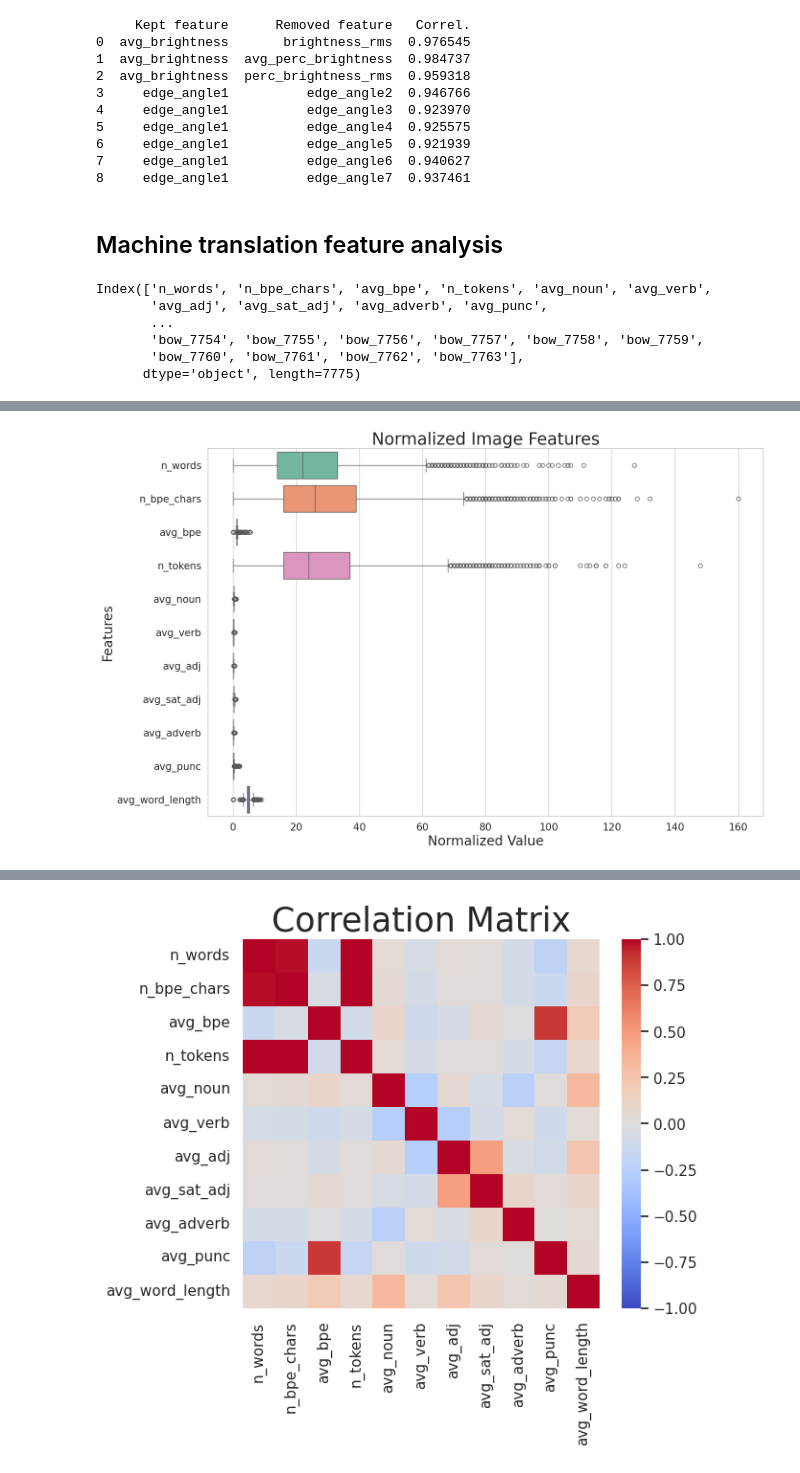
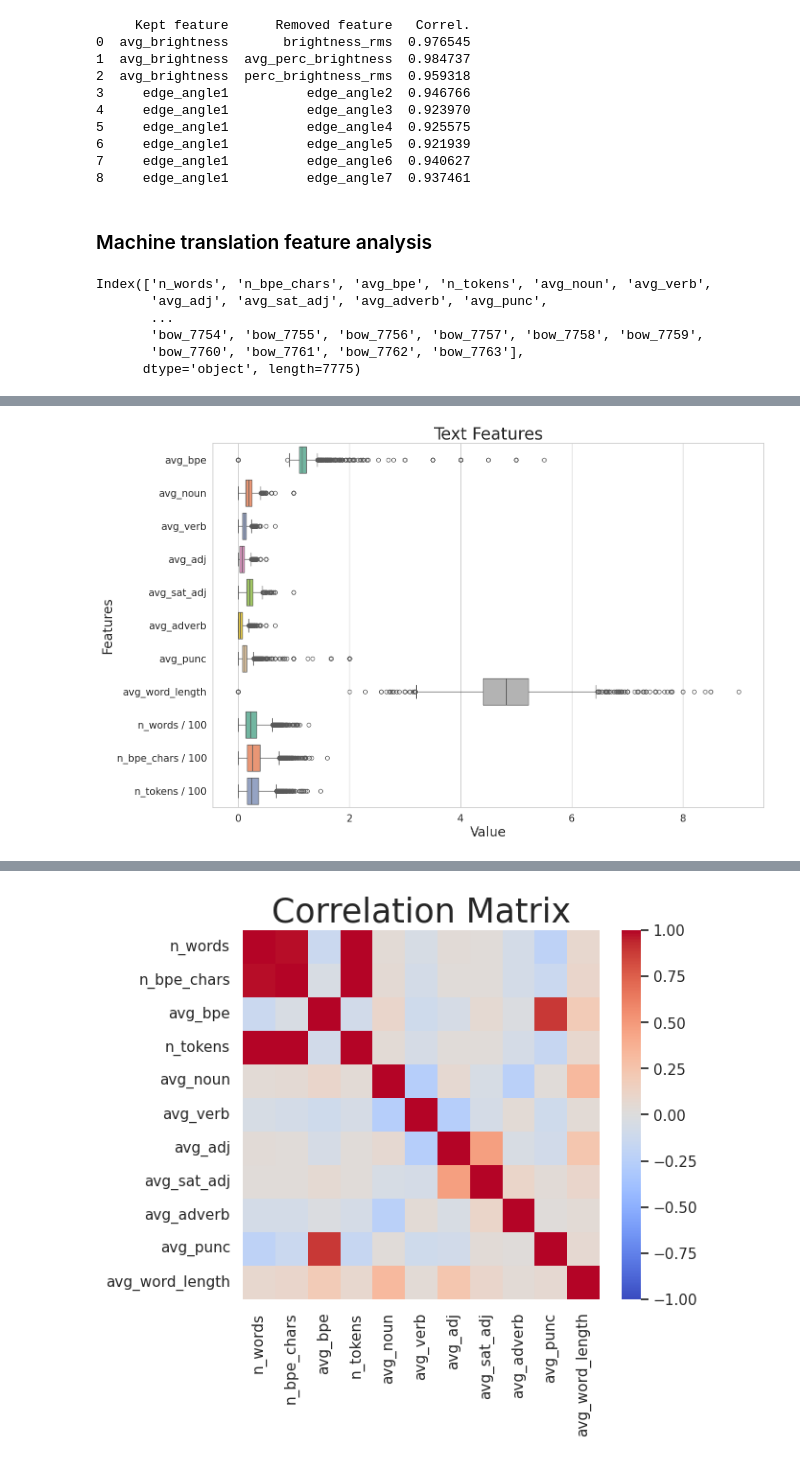
Before and after one commit to HitkoDev/energy-efficient-ml, a Jupyter notebook: code/feature-engineering/plot.ipynb, the cells around one changed output, grey strips where cells are left out. Drawn from its saved outputs; the diff is of its cells as text; code cells hidden in the pictures.

```diff
--- a/code/feature-engineering/plot.ipynb
+++ b/code/feature-engineering/plot.ipynb
@@ -211,11 +218,11 @@ print(high_corr_features)
 7     edge_angle1          edge_angle6  0.940627
 8     edge_angle1          edge_angle7  0.937461
 # %% [markdown]
-## Machine translation feature analysis
+### Machine translation feature analysis
 # %%
 # load data
 import pandas as pd
-df = pd.read_csv('./wmt16_features2.csv')
+df = pd.read_csv('./wmt16_features.csv')
 df.columns
 # %% [output]
 Index(['n_words', 'n_bpe_chars', 'avg_bpe', 'n_tokens', 'avg_noun', 'avg_verb',
@@ -239,21 +246,29 @@ df_no_bow.describe()
 | 75% | 33.000000 | 39.000000 | 1.230769 | 37.000000 | 0.243902 | 0.142857 | 0.111111 | 0.266667 | 0.076923 | ... |
 | max | 127.000000 | 160.000000 | 5.500000 | 148.000000 | 1.000000 | 0.666667 | 0.500000 | 1.000000 | 0.666667 | ... |
 # %%
+# normalize count features (starting with "n_") / 100
+box_data = df_no_bow.copy()
+for col in df_no_bow.columns:
+    if 'n_' in col:
+        new_col = col + ' / 100'
+        box_data[new_col] = box_data[col] / 100
+        box_data.drop(col, axis=1, inplace=True)
+
 # plot boxplot
 from matplotlib import pyplot as plt
 import seaborn as sns
 
 sns.set(style="whitegrid")
 plt.figure(figsize=(15, 10))
-ax = sns.boxplot(data=df_no_bow, orient="h", palette="Set2")
-plt.xlabel('Normalized Value', fontsize=20)
+ax = sns.boxplot(data=box_data, orient="h", palette="Set2")
+plt.xlabel('Value', fontsize=20)
 plt.ylabel('Features', fontsize=20)
 plt.xticks(fontsize=15)
 plt.yticks(fontsize=15)
-plt.title('Normalized Image Features', fontsize=25)
+plt.title('Text Features', fontsize=25)
 plt.show()
 # %% [output]
-[figure, old version]
+[figure, new version]
 # %%
 # kde for each feature
 for col in df_no_bow.columns:
```
Also changed, not shown: parts of 11 cells of this notebook, 4 other files.
